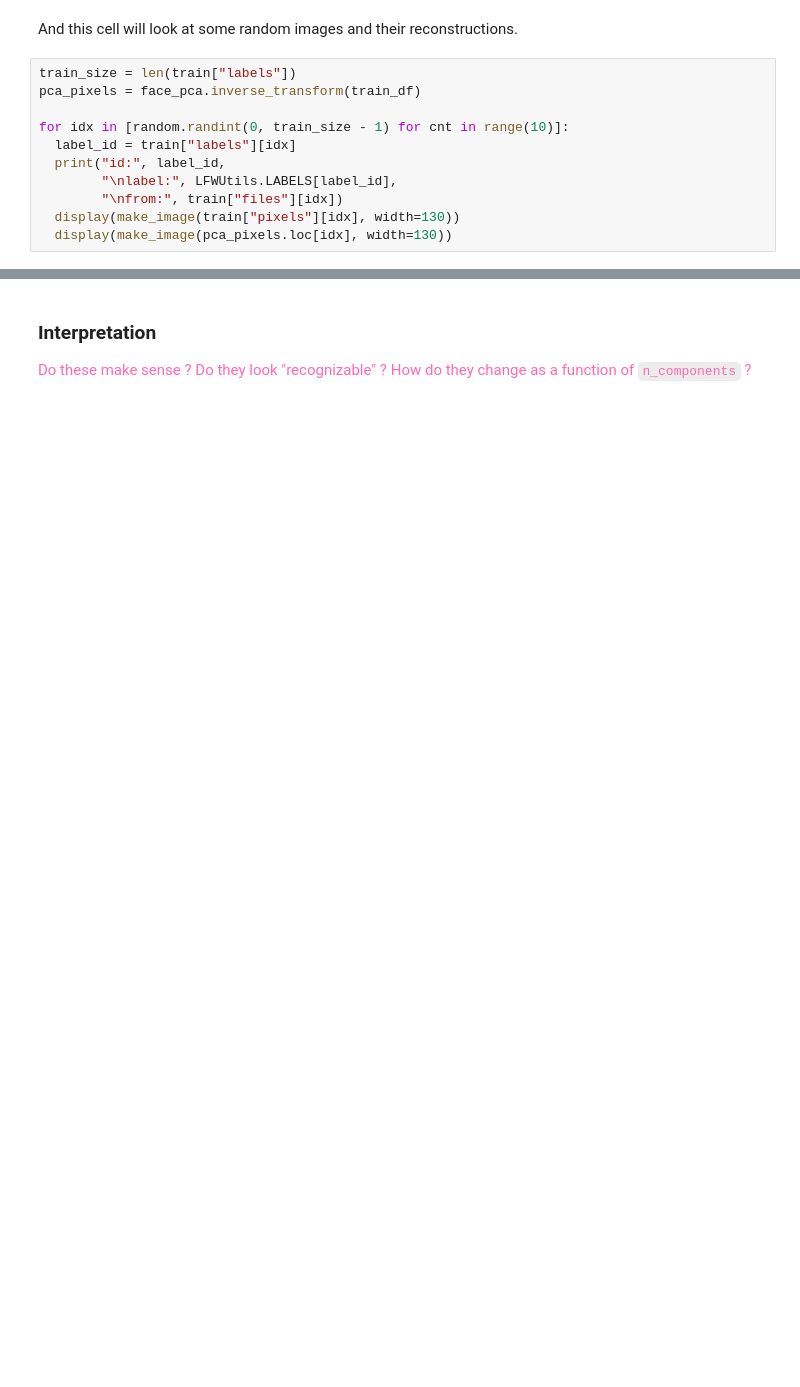
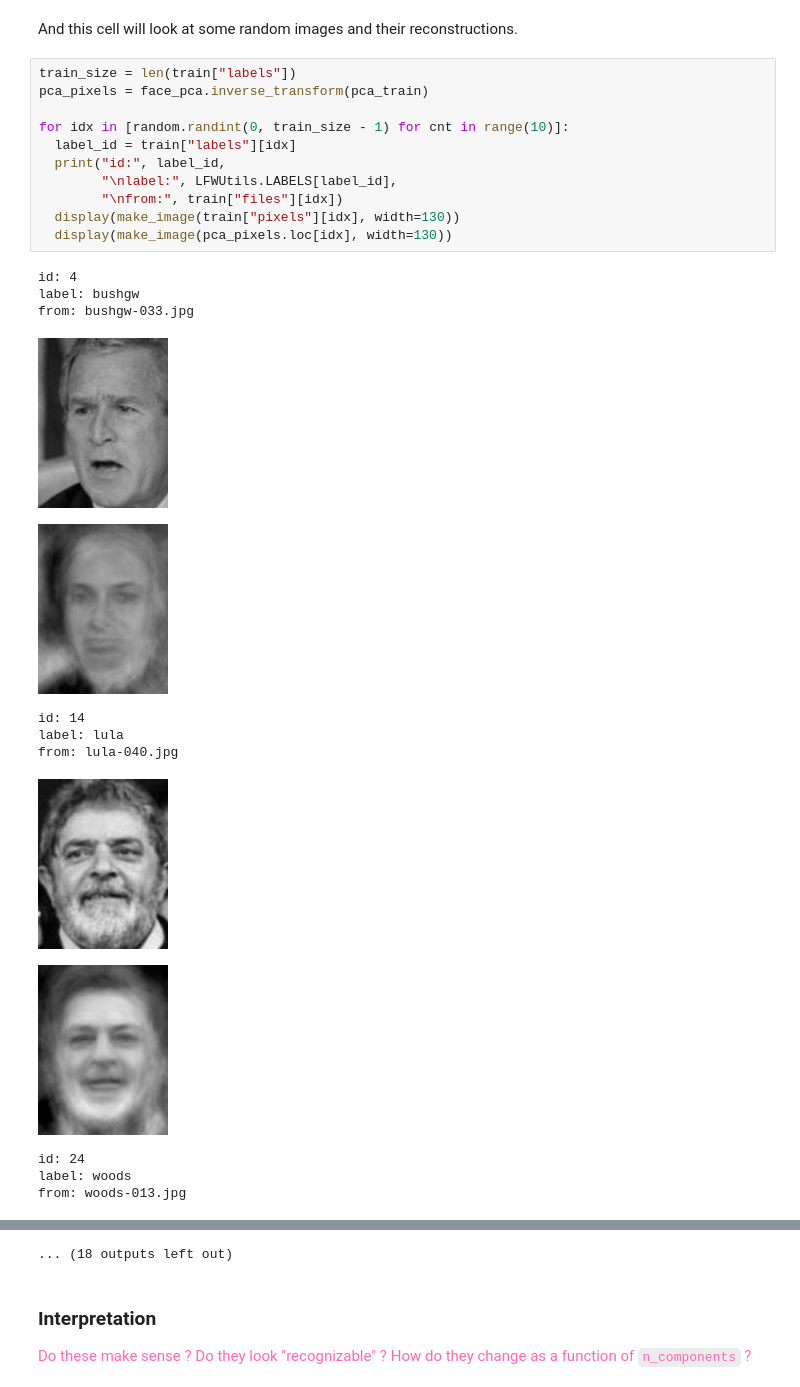
Before and after one commit to NYU-IDM-9103/HW10, a Jupyter notebook: HW10.ipynb, the cells around one changed output, grey strips where cells are left out. Cells and saved outputs as stored; diff of their text form; blank space fills up the shorter version.

```diff
--- a/HW10.ipynb
+++ b/HW10.ipynb
@@ -152,12 +259,26 @@ for img_idx, img_pca in list(idx_pca)[:5]:
 And this cell will look at some random images and their reconstructions.
 # %%
 train_size = len(train["labels"])
-pca_pixels = face_pca.inverse_transform(train_df)
+pca_pixels = face_pca.inverse_transform(pca_train)
 
 for idx in [random.randint(0, train_size - 1) for cnt in range(10)]:
   label_id = train["labels"][idx]
   print("id:", label_id,
         "\nlabel:", LFWUtils.LABELS[label_id],
         "\nfrom:", train["files"][idx])
   display(make_image(train["pixels"][idx], width=130))
   display(make_image(pca_pixels.loc[idx], width=130))
+# %% [output]
+id: 4
+label: bushgw
+from: bushgw-033.jpg
+[figure, added]
+[figure, added]
+id: 14
+label: lula
+from: lula-040.jpg
+[figure, added]
+[figure, added]
+id: 24
+label: woods
+from: woods-013.jpg
@@ -164,3 +292,4 @@ for idx in [random.randint(0, train_size - 1) for cnt in range(10)]:
+... (18 outputs left out)
 # %% [markdown]
 ### Interpretation
 
```
Also changed, not shown: parts of 23 cells of this notebook.
